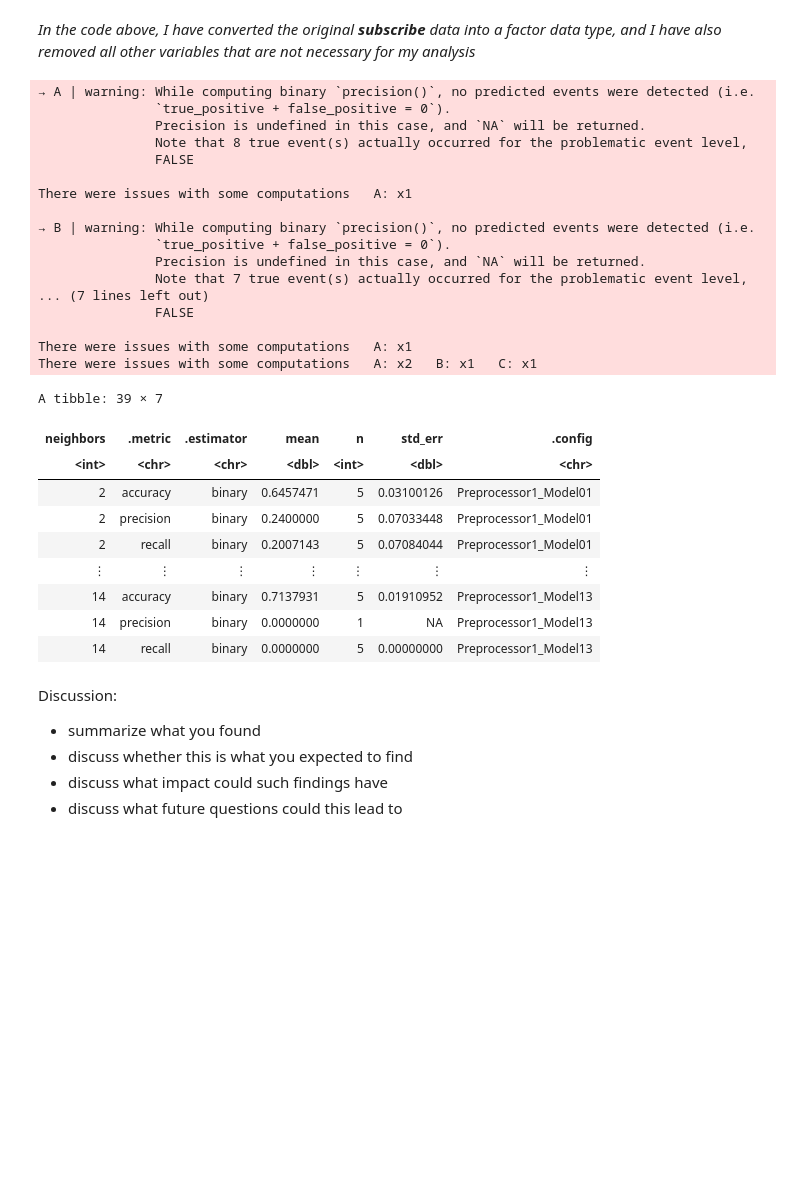
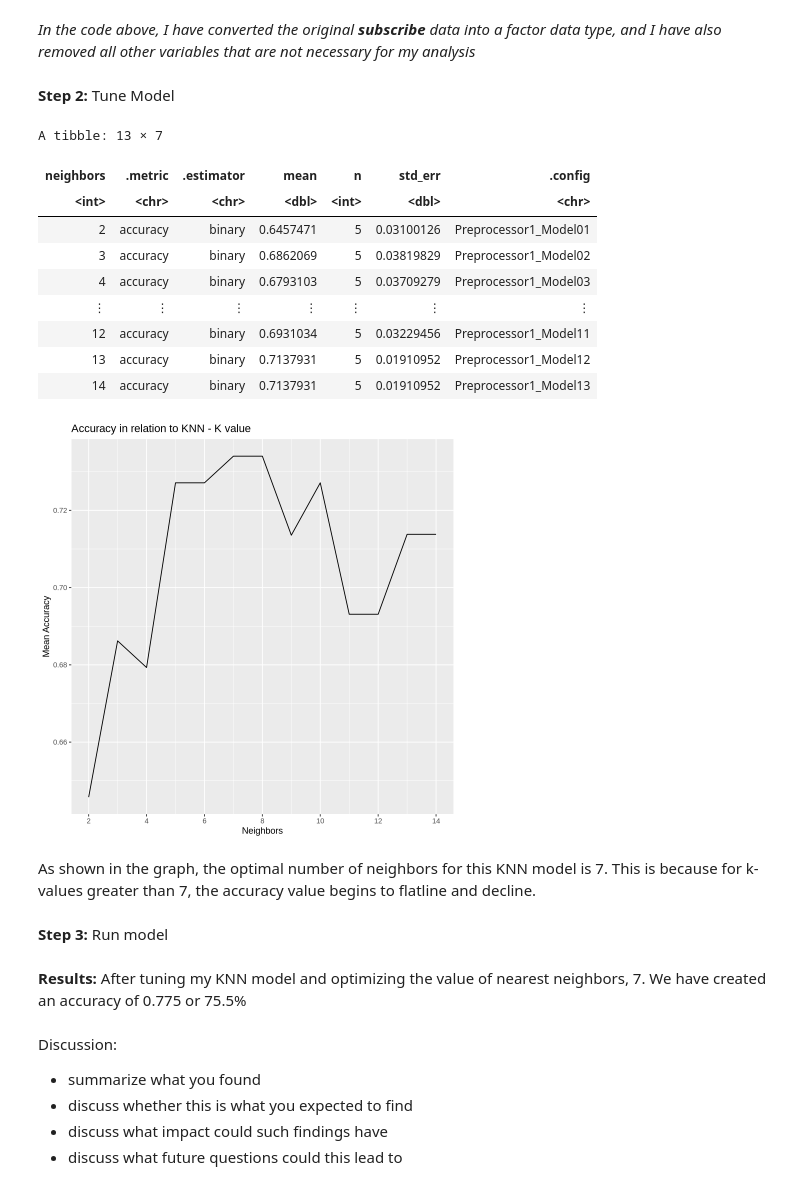
Before and after one commit to Mgonz005/Data-Science-group-project-, a Jupyter notebook: final_project_grp34.ipynb, the cells around one changed output. Saved outputs shown, nothing was run; the diff lists cells and outputs as text; code cells hidden in the pictures; blank space fills up the shorter version.

```diff
--- a/final_project_grp34.ipynb
+++ b/final_project_grp34.ipynb
@@ -364,58 +326,57 @@ A tibble: 196 × 2
 | TRUE | 0.2 |
 # %% [markdown]
 *In the code above, I have converted the original **subscribe** data into a factor data type, and I have also removed all other variables that are not necessary for my analysis*
+# %% [markdown]
+**Step 2:** Tune Model
 # %%
 set.seed(123)
 
 players_split <- initial_split(players_cln, prop = 0.75)
 player_train <- training(players_split)
 player_test <- testing(players_split)
 
 knn_spec <- nearest_neighbor(weight_func = "rectangular", neighbors = tune()) %>%
                 set_mode("classification") %>%
                 set_engine("kknn")
 knn_recipe <- recipe(subscribe ~ played_hours, data = player_train) %>%
   step_center(all_predictors()) %>%
   step_scale(all_predictors())
 
 knn_wf <- workflow() %>%
         add_model(knn_spec) %>%
         add_recipe(knn_recipe)
 
 player_vfolds <- vfold_cv(player_train, v = 5)
 
 knn_results <- tune_grid(
   knn_wf,
   resamples = player_vfolds,
   grid = 20,
-  metrics = metric_set(accuracy, recall, precision)
+  metrics = metric_set(accuracy)
 )
-collect_metrics(knn_results)
+knn_results <- collect_metrics(knn_results)
+knn_results
 # %% [output]
-→ A | warning: While computing binary `precision()`, no predicted events were detected (i.e.
-               `true_positive + false_positive = 0`).
-               Precision is undefined in this case, and `NA` will be returned.
-               Note that 8 true event(s) actually occurred for the problematic event level,
-               FALSE
-
-There were issues with some computations   A: x1
-
-→ B | warning: While computing binary `precision()`, no predicted events were detected (i.e.
-               `true_positive + false_positive = 0`).
-               Precision is undefined in this case, and `NA` will be returned.
-               Note that 7 true event(s) actually occurred for the problematic event level,
-... (7 lines left out)
-               FALSE
-
-There were issues with some computations   A: x1
-There were issues with some computations   A: x2   B: x1   C: x1
+A tibble: 13 × 7
-A tibble: 39 × 7
 | neighbors | .metric | .estimator | mean | n | std_err | .config |
 | <int> | <chr> | <chr> | <dbl> | <int> | <dbl> | <chr> |
 | 2 | accuracy | binary | 0.6457471 | 5 | 0.03100126 | Preprocessor1_Model01 |
-| 2 | precision | binary | 0.2400000 | 5 | 0.07033448 | Preprocessor1_Model01 |
-| 2 | recall | binary | 0.2007143 | 5 | 0.07084044 | Preprocessor1_Model01 |
+| 3 | accuracy | binary | 0.6862069 | 5 | 0.03819829 | Preprocessor1_Model02 |
+| 4 | accuracy | binary | 0.6793103 | 5 | 0.03709279 | Preprocessor1_Model03 |
 | ⋮ | ⋮ | ⋮ | ⋮ | ⋮ | ⋮ | ⋮ |
+| 12 | accuracy | binary | 0.6931034 | 5 | 0.03229456 | Preprocessor1_Model11 |
+| 13 | accuracy | binary | 0.7137931 | 5 | 0.01910952 | Preprocessor1_Model12 |
 | 14 | accuracy | binary | 0.7137931 | 5 | 0.01910952 | Preprocessor1_Model13 |
-| 14 | precision | binary | 0.0000000 | 1 | NA | Preprocessor1_Model13 |
-| 14 | recall | binary | 0.0000000 | 5 | 0.00000000 | Preprocessor1_Model13 |
+# %%
+metrics_plot <- knn_results %>%
+    ggplot(aes(x = neighbors, y = mean)) +
+        geom_line() +
+    labs(title = "Accuracy in relation to KNN - K value", x = "Neighbors", y = "Mean Accuracy")+
+    scale_x_continuous(breaks = seq(0, 20, by = 2))
+metrics_plot
+# %% [output]
+[figure, added]
+# %% [markdown]
+As shown in the graph, the optimal number of neighbors for this KNN model is 7. This is because for k-values greater than 7, the accuracy value begins to flatline and decline.
+# %% [markdown]
+**Step 3:** Run model
@@ -422,3 +395,6 @@ A tibble: 39 × 7
+# %% [markdown]
+**Results:**
+After tuning my KNN model and optimizing the value of nearest neighbors, 7. We have created an accuracy of 0.775 or 75.5%
 # %% [markdown]
 Discussion:
 - summarize what you found
```
Also changed, not shown: parts of 13 cells of this notebook.
